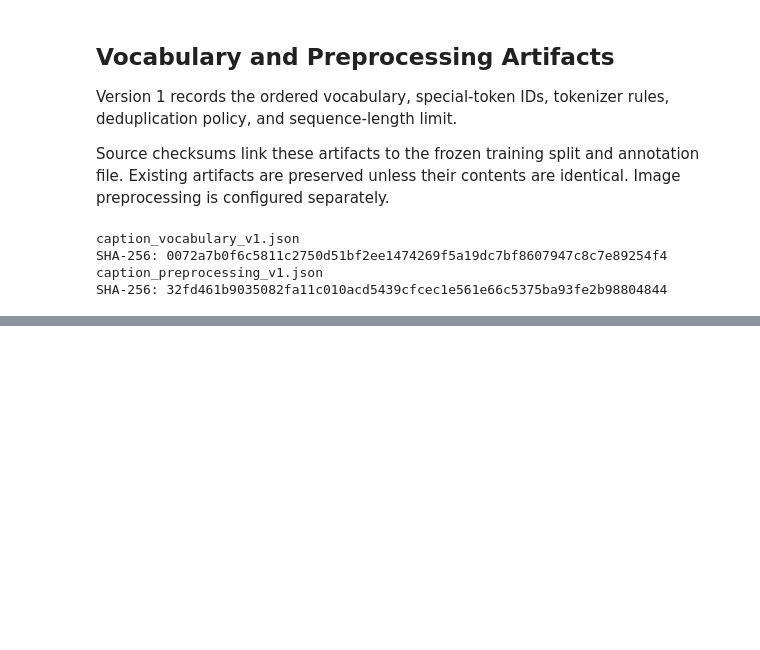
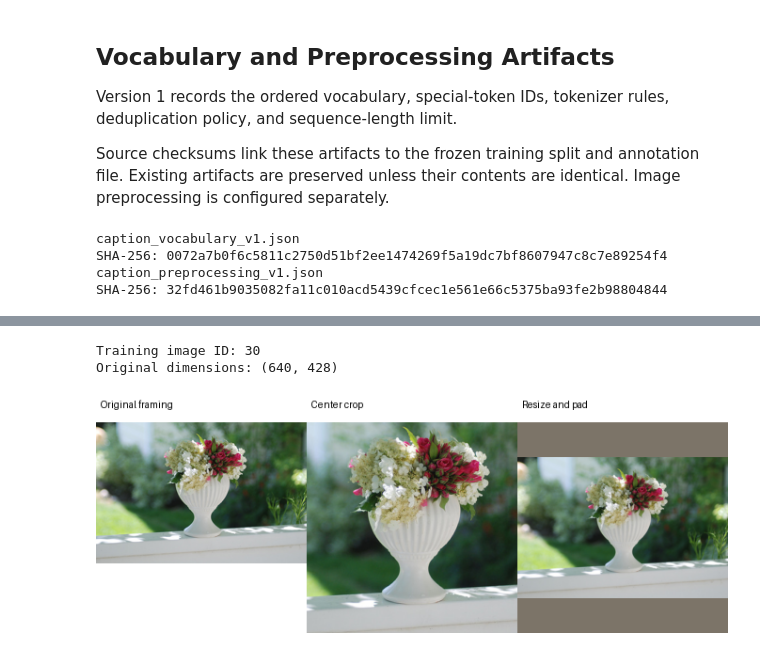
Before and after one commit to ashlabs/image-inspired-story-creator, a Jupyter notebook: generative_model.ipynb, the cells around one changed output, grey strips where cells are left out. Saved outputs shown, nothing was run; the diff lists cells and outputs as text; code cells hidden in the pictures; blank space fills up the shorter version.

Commit message:
Add image preprocessing and verified caption batches

```diff
--- a/generative_model.ipynb
+++ b/generative_model.ipynb
@@ -443,0 +450,62 @@ SHA-256: 32fd461b9035082fa11c010acd5439cfcec1e561e66c5375ba93fe2b98804844
+# %%
+from IPython.display import display
+from PIL import Image, ImageDraw, ImageOps
+from torchvision.transforms import InterpolationMode
+from torchvision.transforms import functional as TF
+
+image_inventory = json.loads(
+    (manifest_dir / "train2017_candidates.json").read_text(encoding="utf-8")
+)
+image_lookup = {
+    record["image_id"]: record for record in image_inventory
+}
+
+# Use a training image already associated with the caption examples.
+example_id = prepared_training_captions[0]["image_id"]
+example_record = image_lookup[example_id]
+example_path = (
+    project_root / "data" / "raw" / "coco" / "train2017"
+    / example_record["file_name"]
+)
+
+with Image.open(example_path) as source:
+    original_image = ImageOps.exif_transpose(source).convert("RGB")
+
+center_crop = TF.center_crop(
+    TF.resize(
+        original_image,
+        256,
+        interpolation=InterpolationMode.BILINEAR,
+    ),
+    224,
+)
+
+# Rounded ImageNet mean RGB values provide the padding color.
+padded_image = ImageOps.pad(
+    original_image,
+    (224, 224),
+    method=Image.Resampling.BILINEAR,
+    color=(124, 116, 104),
+    centering=(0.5, 0.5),
+)
+
+comparison = Image.new("RGB", (224 * 3, 254), "white")
+draw = ImageDraw.Draw(comparison)
+
+original_preview = ImageOps.contain(original_image, (224, 224))
+for column, (label, preview) in enumerate([
+    ("Original framing", original_preview),
+    ("Center crop", center_crop),
+    ("Resize and pad", padded_image),
+]):
+    left = column * 224
+    draw.text((left + 5, 5), label, fill="black")
+    comparison.paste(preview, (left, 30))
+
+print("Training image ID:", example_id)
+print("Original dimensions:", original_image.size)
+display(comparison)
+# %% [output]
+Training image ID: 30
+Original dimensions: (640, 428)
+[figure, added]
```
Also changed, not shown: parts of 9 cells of this notebook, 1 other file.
